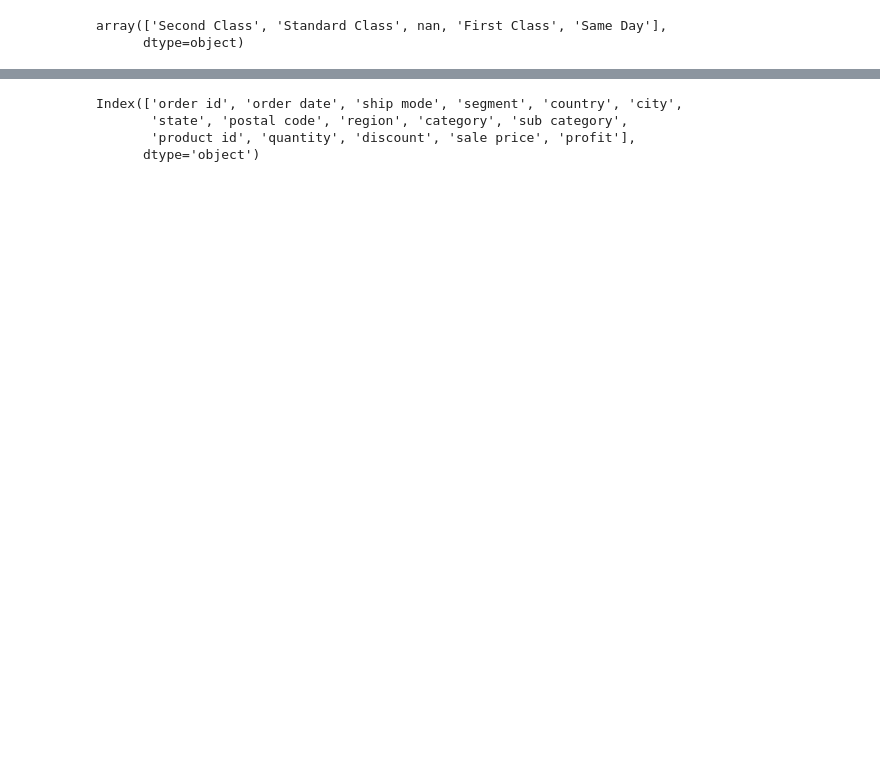
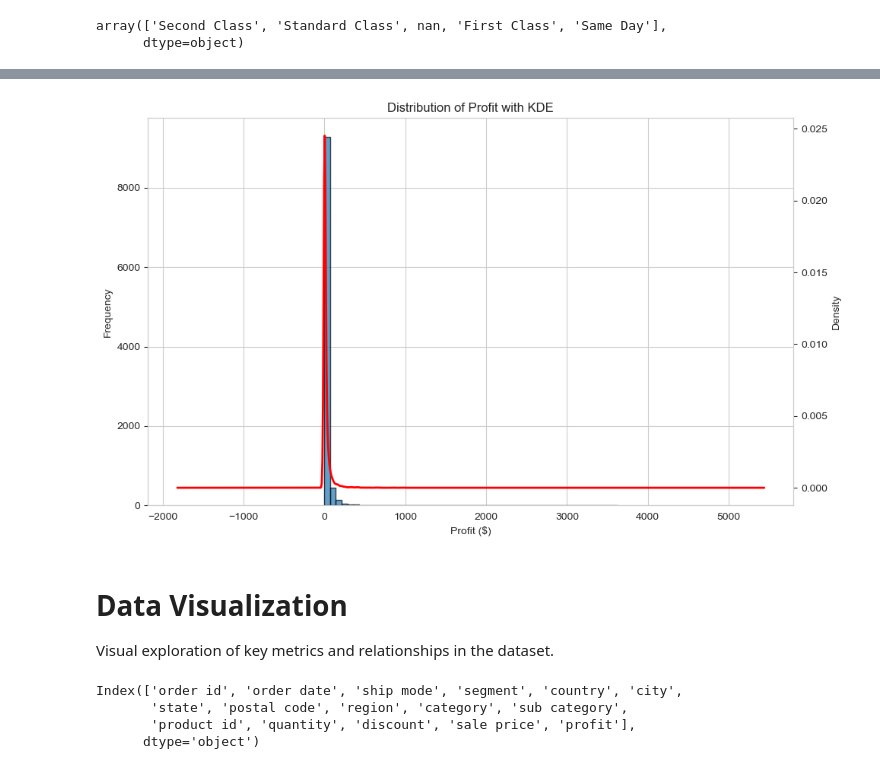
Before and after one commit to Manavkhandelwal401/Retail-Business-Data-Quality-Analytics, a Jupyter notebook: Order Data Analysis.ipynb, the cells around one changed output, grey strips where cells are left out. Saved outputs shown, nothing was run; the diff lists cells and outputs as text; code cells hidden in the pictures; blank space fills up the shorter version.

```diff
--- a/Order Data Analysis.ipynb
+++ b/Order Data Analysis.ipynb
@@ -93,3 +232,20 @@ retail_df.describe()
+# %%
+#Histogram of Profit with KDE
+fig, ax = plt.subplots(figsize=(10, 6))
+retail_df['profit'].hist(bins=50, edgecolor='black', alpha=0.7, ax=ax)
+retail_df['profit'].plot(kind='kde', ax=ax, secondary_y=True, linewidth=2, color='red')
+ax.set_xlabel('Profit ($)')
+ax.set_ylabel('Frequency')
+ax.right_ax.set_ylabel('Density')
+plt.title('Distribution of Profit with KDE')
+plt.tight_layout()
+plt.show()
+# %% [output]
+[figure, added]
+# %% [markdown]
+# Data Visualization
+
+Visual exploration of key metrics and relationships in the dataset.
 # %%
 #drop cost price, list price and discount percent columns
 
```
Also changed, not shown: parts of 18 cells of this notebook.
